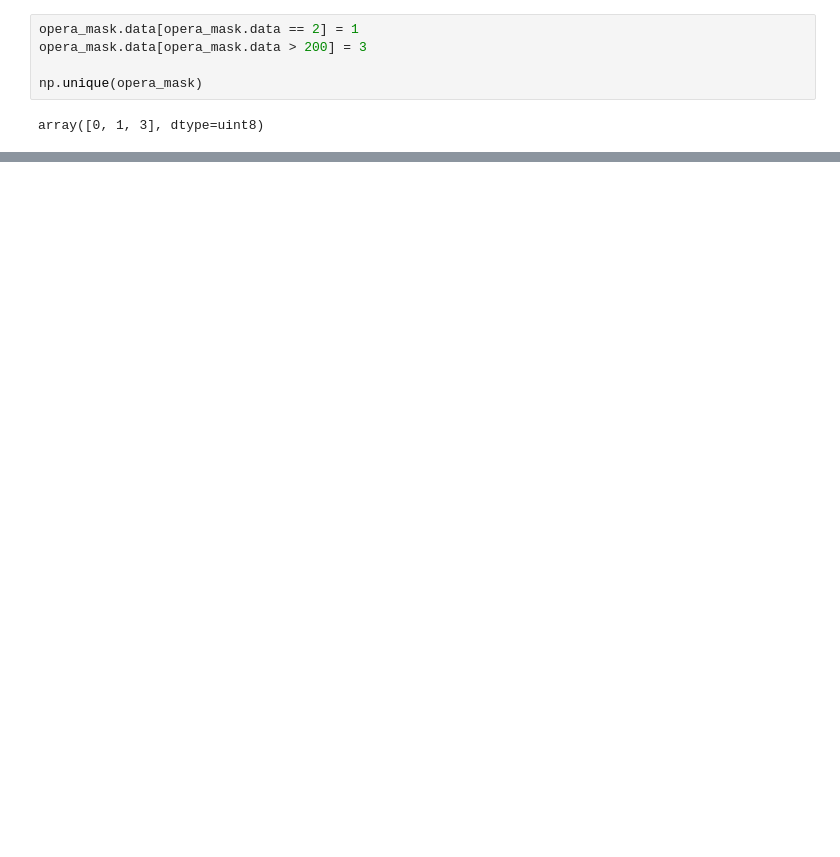
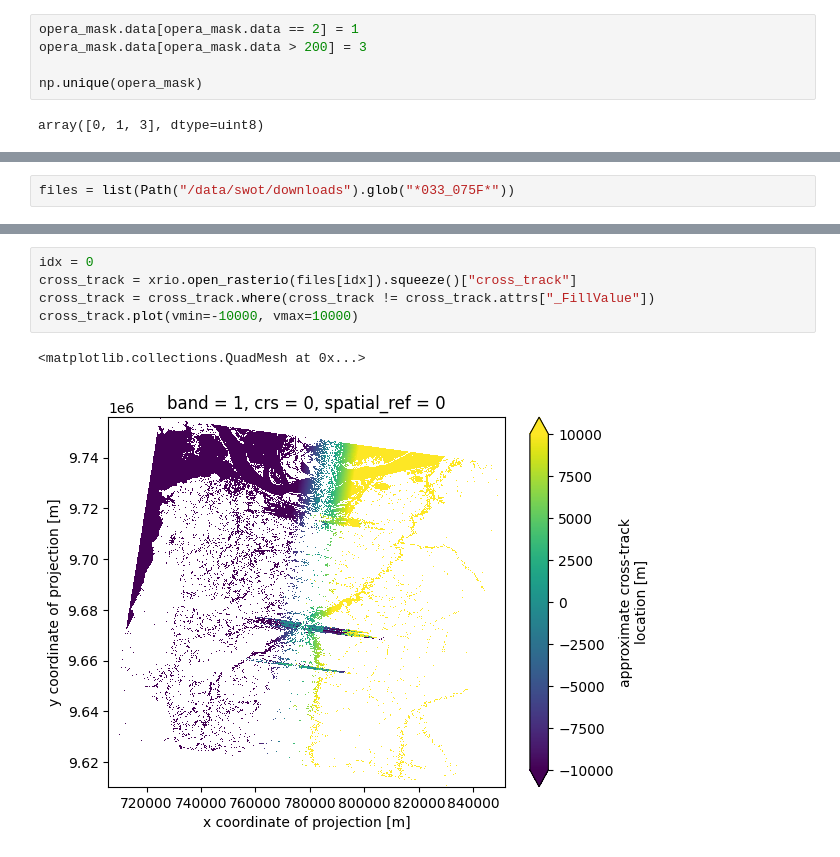
Before and after one commit to cordmaur/swot, a Jupyter notebook: nbs/16-Pipeline_4-Metrics.ipynb, the cells around one changed output, grey strips where cells are left out. Cells and saved outputs as stored; diff of their text form; blank space fills up the shorter version.

```diff
--- a/nbs/16-Pipeline_4-Metrics.ipynb
+++ b/nbs/16-Pipeline_4-Metrics.ipynb
@@ -108,0 +801,2 @@ array([  0,   1,   2, 252, 253, 255], dtype=uint8)
+# %%
+files = list(Path("/data/swot/downloads").glob("*033_075F*"))
@@ -108,0 +811,8 @@ array([  0,   1,   2, 252, 253, 255], dtype=uint8)
+# %%
+idx = 0
+cross_track = xrio.open_rasterio(files[idx]).squeeze()["cross_track"]
+cross_track = cross_track.where(cross_track != cross_track.attrs["_FillValue"])
+cross_track.plot(vmin=-10000, vmax=10000)
+# %% [output]
+<matplotlib.collections.QuadMesh at 0x...>
+[figure, added]
```
Also changed, not shown: parts of 60 cells of this notebook, 12 other files.
